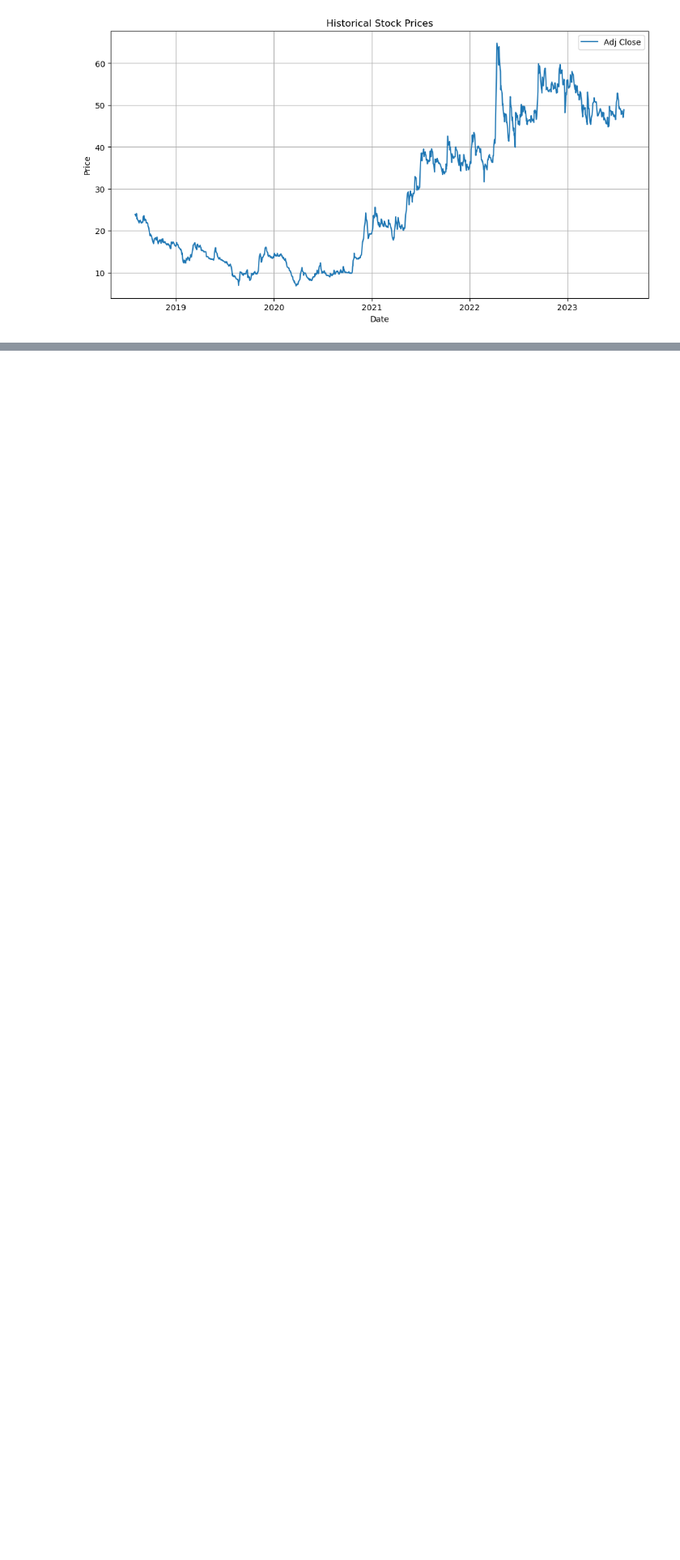
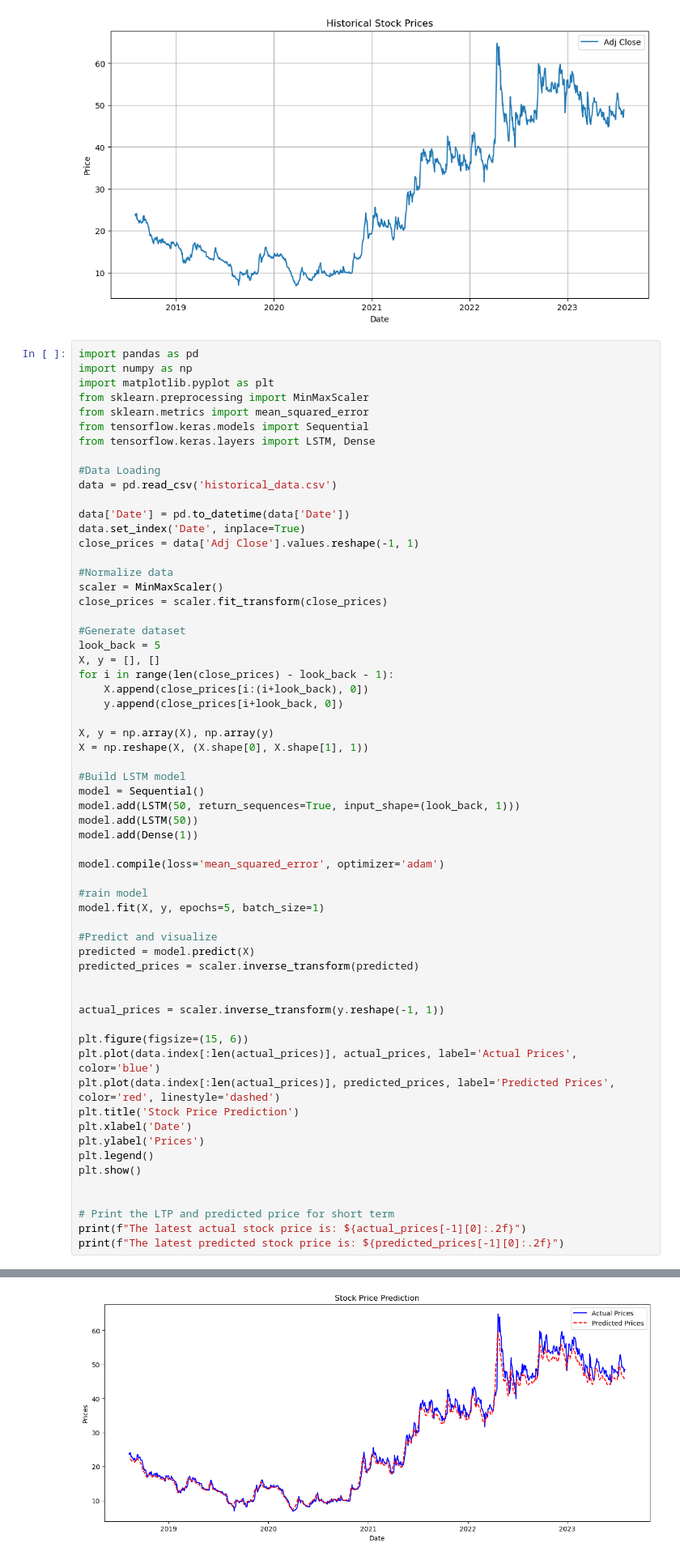
Before and after one commit to AneerudhRa/NLP_Analysis_StockForum, a Jupyter notebook: NLP_Analysis_MoneyControl.ipynb, the cells around one changed output, grey strips where cells are left out. Shown at 81% size. Saved outputs shown, nothing was run; the diff lists cells and outputs as text; blank space fills up the shorter version.

Commit message:
applied lstm model

```diff
--- a/NLP_Analysis_MoneyControl.ipynb
+++ b/NLP_Analysis_MoneyControl.ipynb
@@ -475,3 +475,65 @@ Date
 2018-08-06  24.100000
 2018-08-07  23.700001
 [figure]
+# %%
+import pandas as pd
+import numpy as np
+import matplotlib.pyplot as plt
+from sklearn.preprocessing import MinMaxScaler
+from sklearn.metrics import mean_squared_error
+from tensorflow.keras.models import Sequential
+from tensorflow.keras.layers import LSTM, Dense
+
+#Data Loading
+data = pd.read_csv('historical_data.csv')
+
+data['Date'] = pd.to_datetime(data['Date'])
+data.set_index('Date', inplace=True)
+close_prices = data['Adj Close'].values.reshape(-1, 1)
+
+#Normalize data
+scaler = MinMaxScaler()
+close_prices = scaler.fit_transform(close_prices)
+
+#Generate dataset
+look_back = 5
+X, y = [], []
+for i in range(len(close_prices) - look_back - 1):
+    X.append(close_prices[i:(i+look_back), 0])
+    y.append(close_prices[i+look_back, 0])
+
+X, y = np.array(X), np.array(y)
+X = np.reshape(X, (X.shape[0], X.shape[1], 1))
+
+#Build LSTM model
+model = Sequential()
+model.add(LSTM(50, return_sequences=True, input_shape=(look_back, 1)))
+model.add(LSTM(50))
+model.add(Dense(1))
+
+model.compile(loss='mean_squared_error', optimizer='adam')
+
+#rain model
+model.fit(X, y, epochs=5, batch_size=1)
+
+#Predict and visualize
+predicted = model.predict(X)
+predicted_prices = scaler.inverse_transform(predicted)
+
+
+actual_prices = scaler.inverse_transform(y.reshape(-1, 1))
+
+plt.figure(figsize=(15, 6))
+plt.plot(data.index[:len(actual_prices)], actual_prices, label='Actual Prices', color='blue')
+plt.plot(data.index[:len(actual_prices)], predicted_prices, label='Predicted Prices', color='red', linestyle='dashed')
+plt.title('Stock Price Prediction')
+plt.xlabel('Date')
+plt.ylabel('Prices')
+plt.legend()
+plt.show()
+
+
+# Print the LTP and predicted price for short term
+print(f"The latest actual stock price is: ${actual_prices[-1][0]:.2f}")
+print(f"The latest predicted stock price is: ${predicted_prices[-1][0]:.2f}")
+# %% [output]
@@ -477,0 +551 @@ Date
+[figure, added]
```
Also changed, not shown: parts of 2 cells of this notebook.
